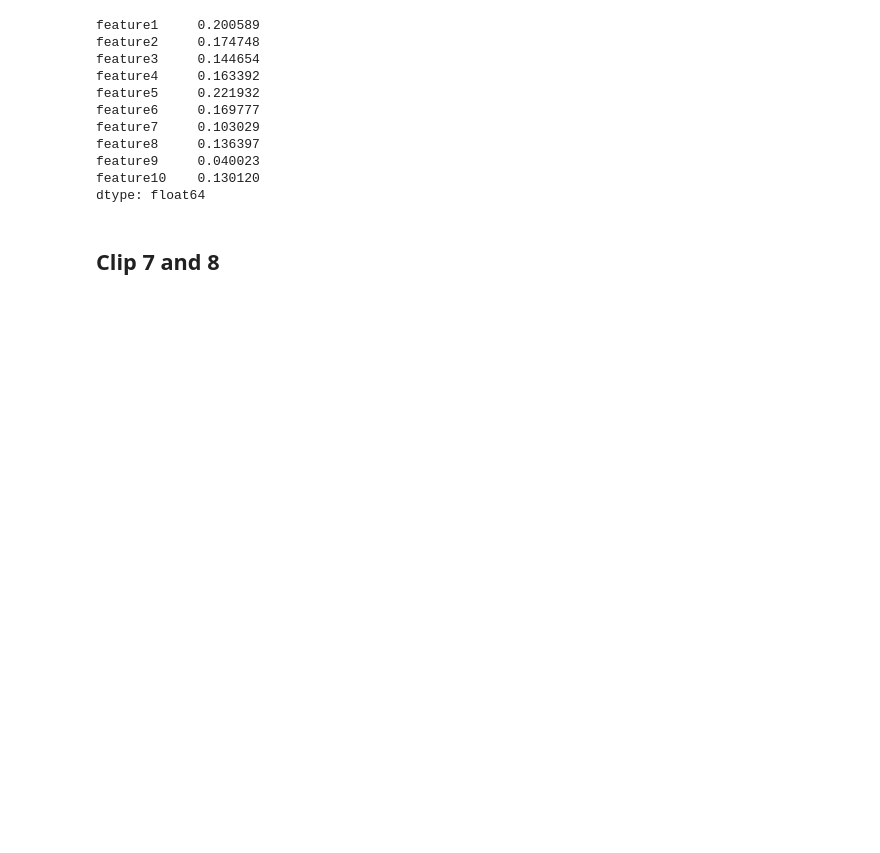
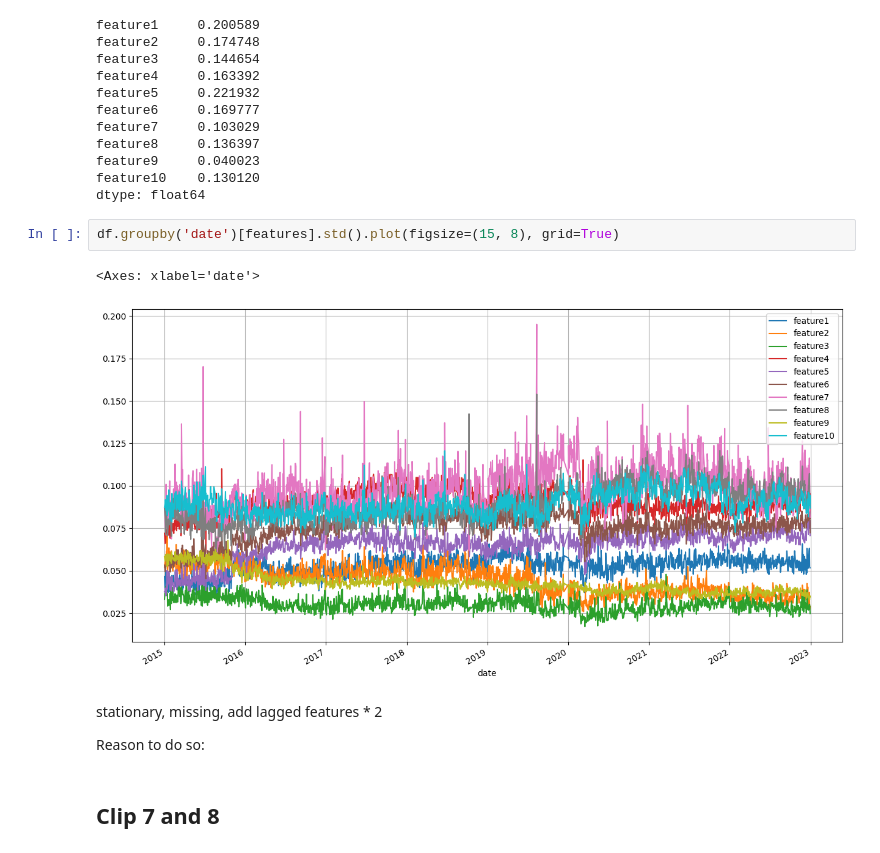
Before and after one commit to yyt-coder/polymer, a Jupyter notebook: 1_data_inspection.ipynb, the cells around one changed output. Cells and saved outputs as stored; diff of their text form; blank space fills up the shorter version.

```diff
--- a/1_data_inspection.ipynb
+++ b/1_data_inspection.ipynb
@@ -165,6 +182,18 @@ feature8     0.136397
 feature9     0.040023
 feature10    0.130120
 dtype: float64
+# %%
+df.groupby('date')[features].std().plot(figsize=(15, 8), grid=True)
+# %% [output]
+<Axes: xlabel='date'>
+[figure, added]
+# %% [markdown]
+stationary,
+missing,
+add lagged features * 2
+
+
+Reason to do so:
 # %% [markdown]
 ## Clip 7 and 8
 # %%
```
Also changed, not shown: parts of 2 cells of this notebook, 2 other files.
